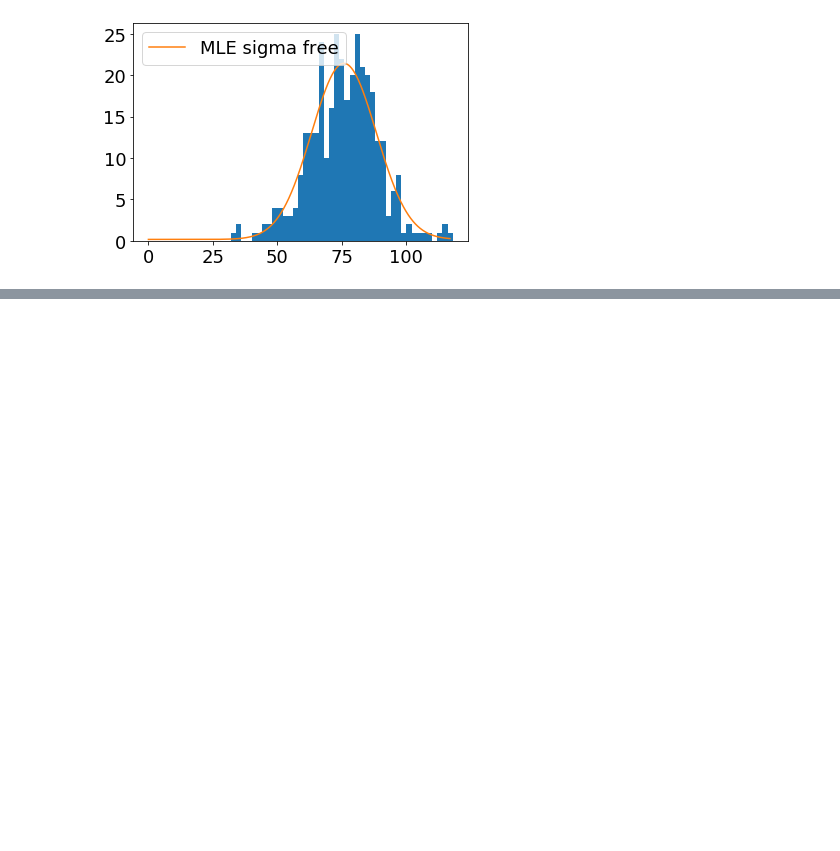
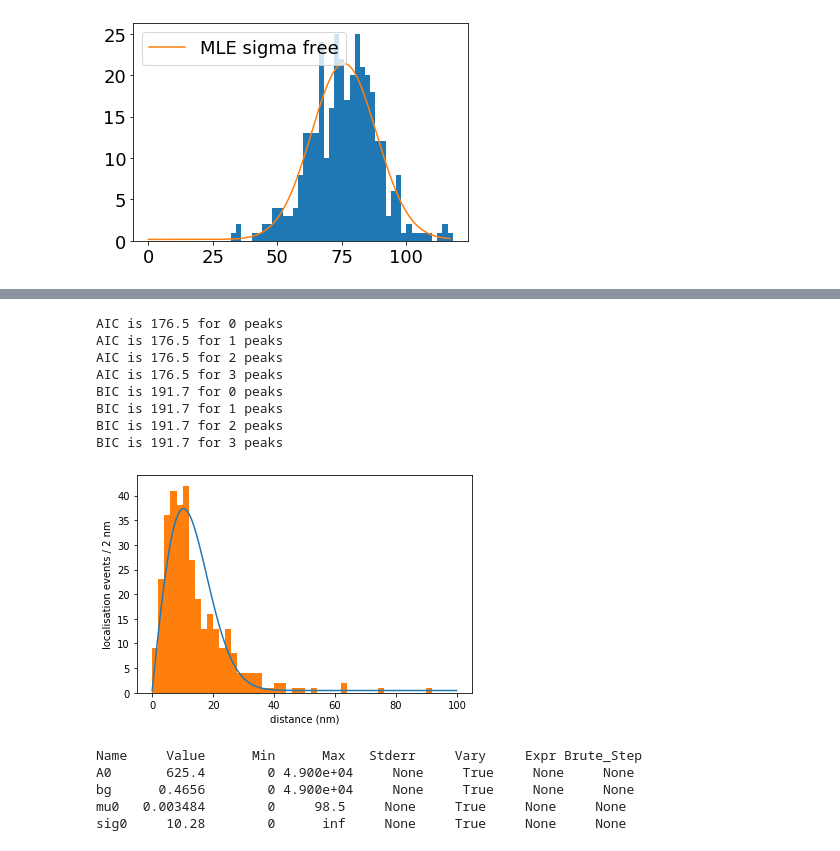
Before and after one commit to Fluorescence-Tools/Seidel, a Jupyter notebook: analysisNotebooks/2020Q1/20200121 C-LR merging datasets.ipynb, the cells around one changed output, grey strips where cells are left out. Saved outputs shown, nothing was run; the diff lists cells and outputs as text; code cells hidden in the pictures; blank space fills up the shorter version.

```diff
--- a/analysisNotebooks/2020Q1/20200121 C-LR merging datasets.ipynb
+++ b/analysisNotebooks/2020Q1/20200121 C-LR merging datasets.ipynb
@@ -686,0 +554,32 @@ number of records is 93947
+# %%
+dist = HF_distnorm
+maxbin = 100
+binwidth = 1
+counts, bin_edges, _ = plt.hist(dist, bins = np.arange(0, maxbin, binwidth))
+plt.clf()
+Nbins = bin_edges.shape[0] - 1
+bins = np.zeros(Nbins)
+for i in range(Nbins):
+    bins[i] = (bin_edges[i] + bin_edges[i + 1]) / 2
+
+p = df.genPeakEst(2, counts, bins)
+#p['bg'].set(vary = False, value = 0)
+#p['sig0'].set(vary = True, value = 4.6)
+fitres = df.whichChiIsBest(dist, p = p, verbose = True, maxbin = maxbin)
+p = fitres.params
+fitres.params.pretty_print()
+# %% [output]
+AIC is 176.5 for 0 peaks
+AIC is 176.5 for 1 peaks
+AIC is 176.5 for 2 peaks
+AIC is 176.5 for 3 peaks
+BIC is 191.7 for 0 peaks
+BIC is 191.7 for 1 peaks
+BIC is 191.7 for 2 peaks
+BIC is 191.7 for 3 peaks
+[figure, added]
+Name     Value      Min      Max   Stderr     Vary     Expr Brute_Step
+A0       625.4        0 4.900e+04     None     True     None     None
+bg      0.4656        0 4.900e+04     None     True     None     None
+mu0   0.003484        0     98.5     None     True     None     None
+sig0     10.28        0      inf     None     True     None     None
```
Also changed, not shown: parts of 63 cells of this notebook, 14 other files.
